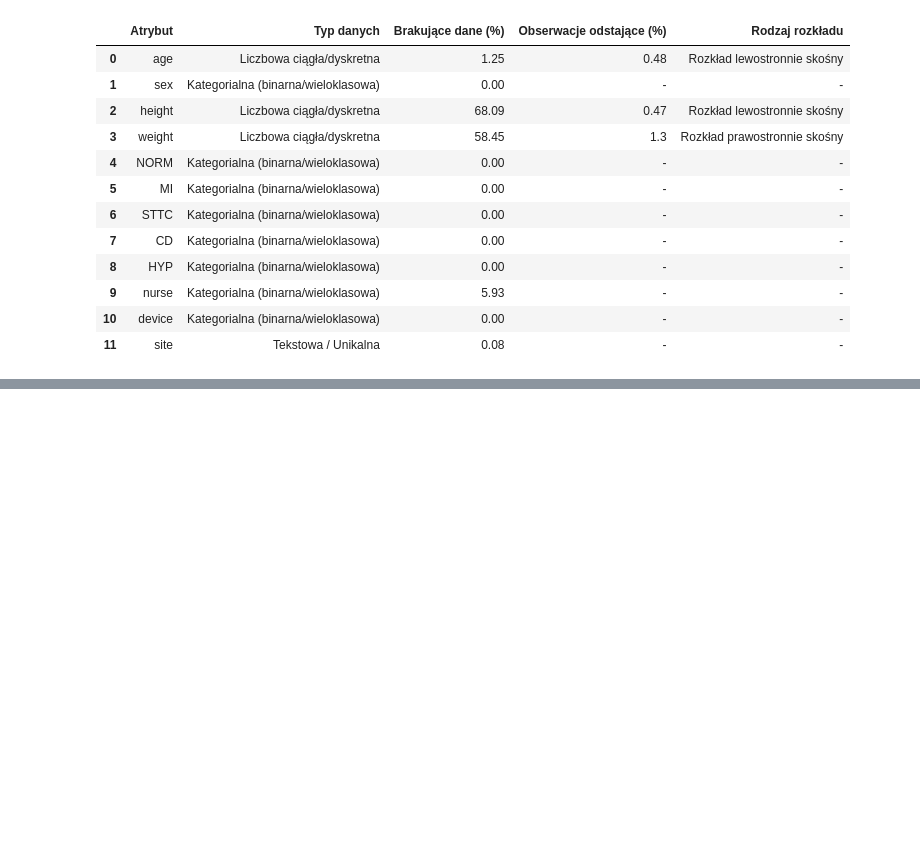
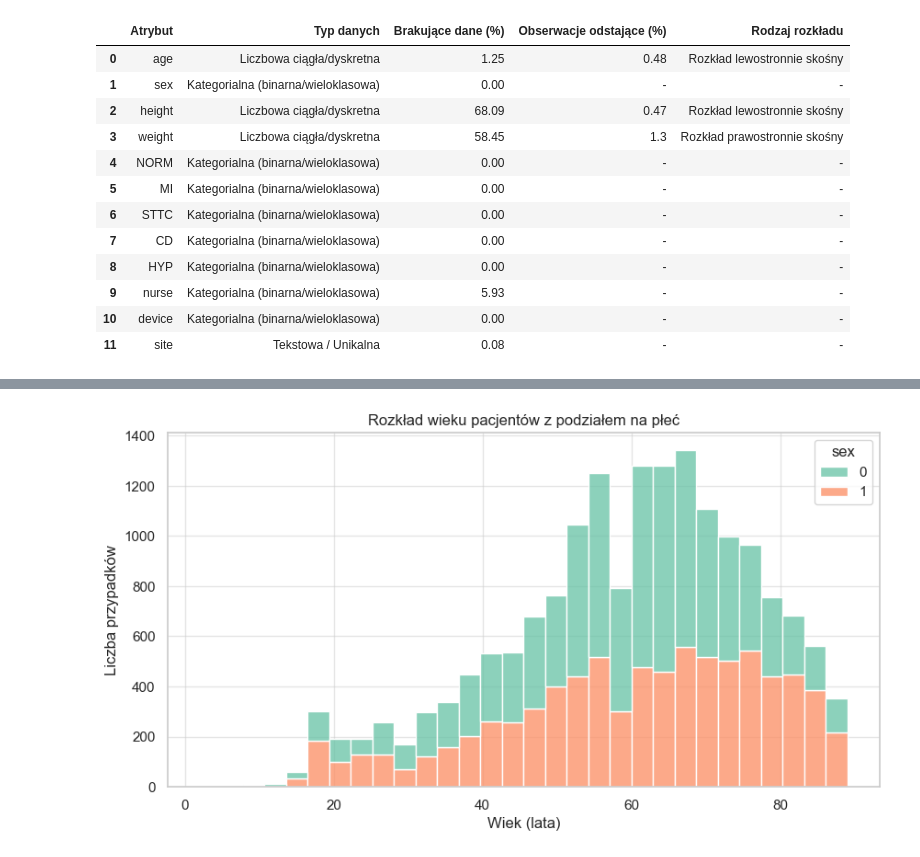
Before and after one commit to KarolMadraszek/ecg-classification-masters-thesis, a Jupyter notebook: notebooks/01_eda_and_stats.ipynb, the cells around one changed output, grey strips where cells are left out. Saved outputs shown, nothing was run; the diff lists cells and outputs as text; code cells hidden in the pictures; blank space fills up the shorter version.

```diff
--- a/notebooks/01_eda_and_stats.ipynb
+++ b/notebooks/01_eda_and_stats.ipynb
@@ -184,0 +205,10 @@ if __name__ == '__main__':
+# %%
+# Rozkład wieku z podziałem na płeć
+plt.figure(figsize=(10, 5))
+sns.histplot(data=df, x='age', hue='sex', multiple="stack", bins=30, palette="Set2")
+plt.title('Rozkład wieku pacjentów z podziałem na płeć')
+plt.xlabel('Wiek (lata)')
+plt.ylabel('Liczba przypadków')
+plt.show()
+# %% [output]
+[figure, added]
```
Also changed, not shown: parts of 4 cells of this notebook.
